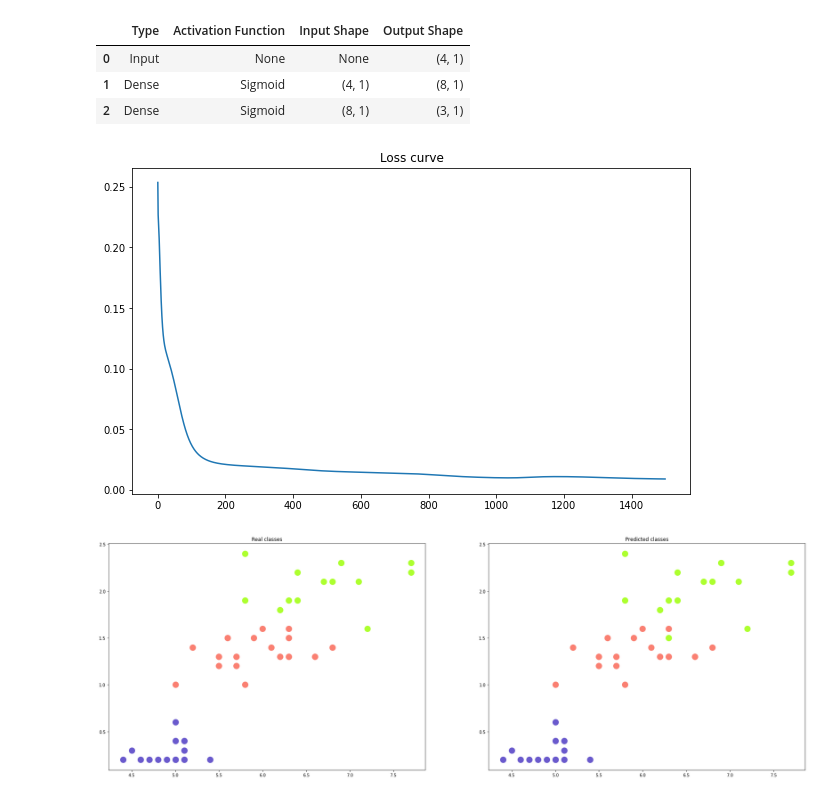
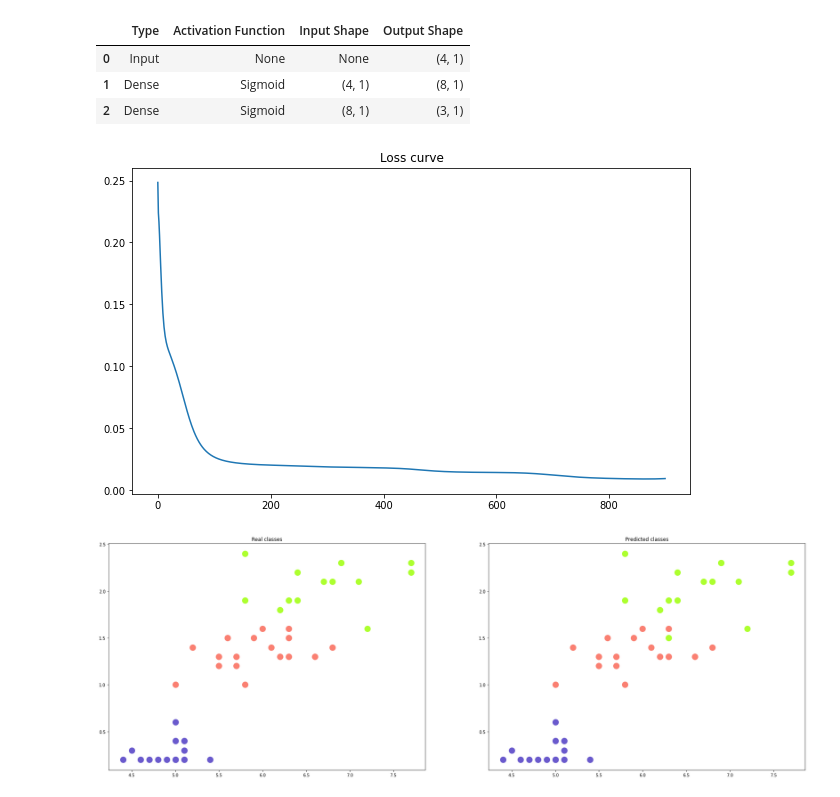
Before and after one commit to medso0018/FromScratchNeuralNets, a Jupyter notebook: NN_IRIS.ipynb, the cells around one changed output. Drawn from its saved outputs; the diff is of its cells as text; code cells hidden in the pictures.

```diff
--- a/nn.ipynb
+++ b/NN_IRIS.ipynb
@@ -77,15 +104,15 @@ model.summary()
 | 2 | Dense | Sigmoid | (8, 1) | (3, 1) |
 # %%
 # training
-loss = model.fit(X_train, y_train, epochs=1500, lr=0.015)
+loss = model.fit(X_train, y_train, epochs=900, lr=0.02)
 
 # plot the loss curve
 plt.figure(figsize=(10, 6))
 plt.plot(list(range(len(loss))), loss)
 plt.title('Loss curve')
 plt.show()
 # %% [output]
-[figure, old version]
+[figure, new version]
 # %%
 # prediction
 yp = model.predict(X_test)
```
Also changed, not shown: parts of 3 cells of this notebook, 3 other files.
